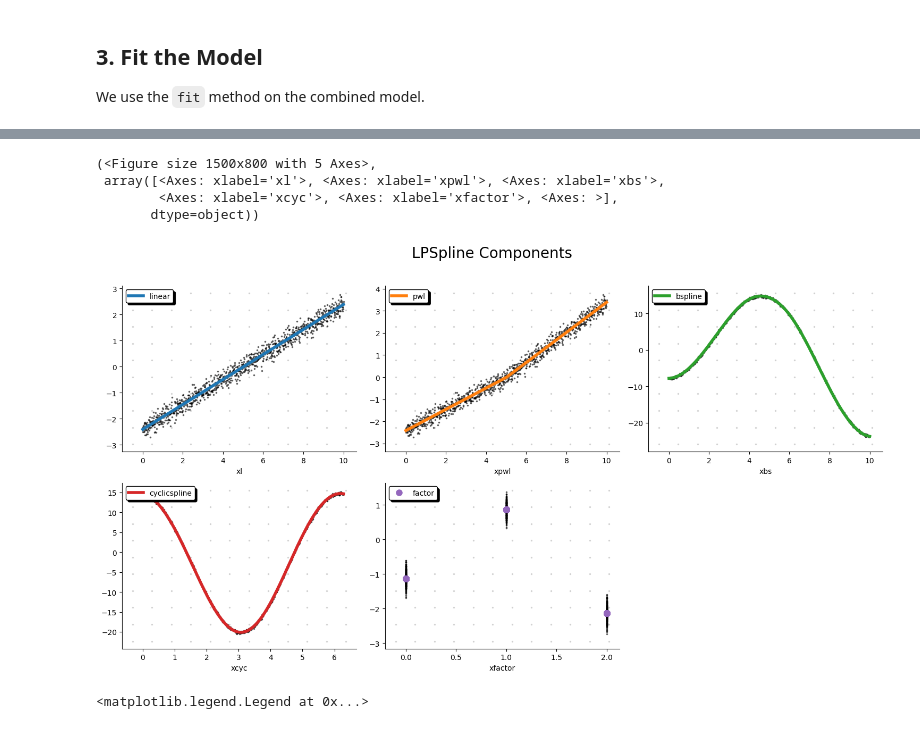
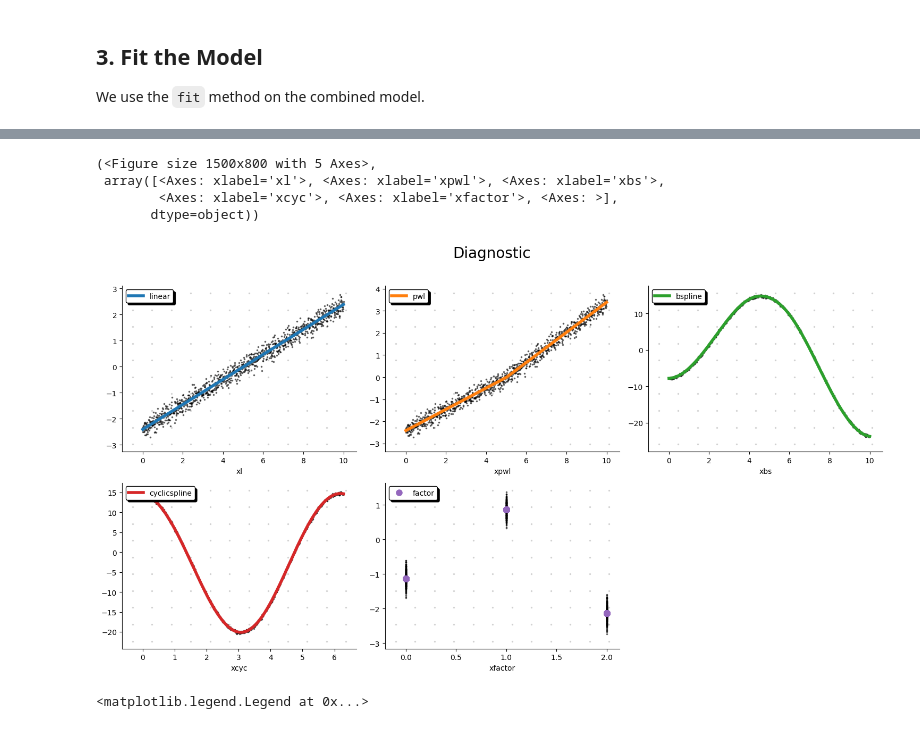
Before and after one commit to clarkmaio/lpspline, a Jupyter notebook: notebook/demo.ipynb, the cells around one changed output, grey strips where cells are left out. Drawn from its saved outputs; the diff is of its cells as text; code cells hidden in the pictures.

```diff
--- a/notebook/demo.ipynb
+++ b/notebook/demo.ipynb
@@ -108,13 +108,13 @@ Spline Type          | Term         | Tag             | Constraints          | P
 
 Model fitted successfully.
 # %%
-splines_diagnostic(model=model, X=df, ncols=3, y=df['target'])
+plot_diagnostic(model=model, X=df, y=df['target'], ncols=3)
 # %% [output]
 (<Figure size 1500x800 with 5 Axes>,
  array([<Axes: xlabel='xl'>, <Axes: xlabel='xpwl'>, <Axes: xlabel='xbs'>,
         <Axes: xlabel='xcyc'>, <Axes: xlabel='xfactor'>, <Axes: >],
        dtype=object))
-[figure, old version]
+[figure, new version]
 # %%
 plt.scatter(df['xl'], df['target'], alpha=.5, label='target')
 plt.scatter(df['xl'], model.predict(df), marker='.', color='red', label='model')
```
Also changed, not shown: parts of 1 cell of this notebook, 6 other files.
